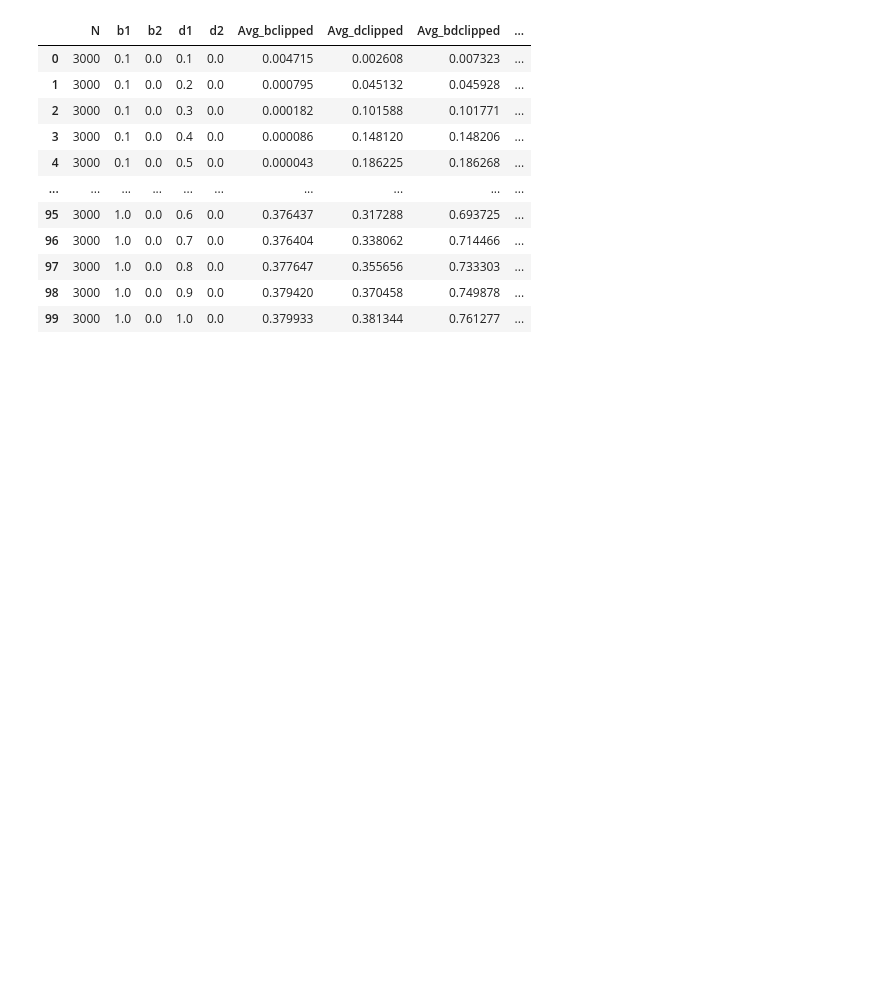
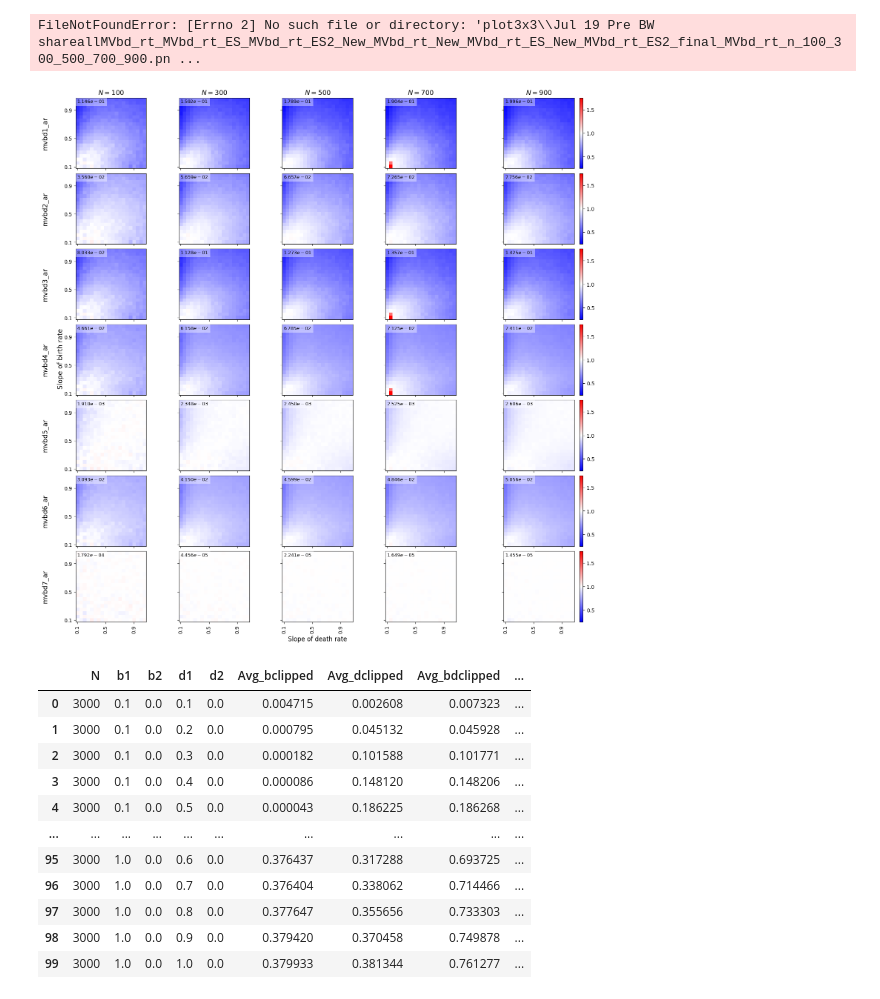
Before and after one commit to Abol-NH3/Fitness_Waves, a Jupyter notebook: notebooks/Heatmaps.ipynb, the cells around one changed output. Cells and saved outputs as stored; diff of their text form; code cells hidden in the pictures; blank space fills up the shorter version.

```diff
--- a/notebooks/Heatmaps.ipynb
+++ b/notebooks/Heatmaps.ipynb
@@ -614,3 +614,15 @@ def dattonpy(nansa, nlist, blist, dlist, tmax, transient, t_lag, base_dir):
 
     ALL_Theo_M_dot2 = np.memmap(os.path.join(base_dir, "ALL_Theo_M_dot2.dat"), dtype='float64', mode='r', shape=shape)
     np.save(os.path.join(base_dir, f"ALL_Theo_M_dot2.npy"), ALL_Theo_M_dot2)
+# %%
+nlist=np.array([100,1000,200])
+blist=np.array([0,1.001 ,0.025])
+dlist=np.array([0,1.001 ,0.025])
+tmax = 305
+transient = np.array([1, 5])            # transient[0]=0 skips transient[1] percent; transient[0]=1 skips transient[1] unit times
+t_lag = 0.01                            # time interval between saved results, measured in unit time
+save_dir=f"C:/Results/FitnessWaves/Pres_N({nlist[0]},{nlist[1]},{nlist[2]})_b({blist[0]},{blist[1]},{blist[2]})_d({dlist[0]},{dlist[1]},{dlist[2]})_tmax({tmax})_tlag({t_lag})_transient{int(transient[0]),int(transient[1])}"
+
+df = pd.read_csv(os.path.join(save_dir, "ALL_summaries.csv"))
+df = df.sort_values(["N", "b1","b2", "d1", "d2"]).reset_index(drop=True)
+df
@@ -617,3 +643,39 @@ def dattonpy(nansa, nlist, blist, dlist, tmax, transient, t_lag, base_dir):
+# %%
+nlist = np.arange(100, 1000, 200)
+blist = np.arange(0,1.001 ,0.025)
+dlist = np.arange(0,1.001 ,0.025)
+# %%
+selected_n_values = [100, 300, 500, 700, 900]
+dpi = 1200
+mvbd1_rt = ("mvbd1_ar", "MVbd_rt")
+mvbd2_rt = ("mvbd2_ar", "MVbd_rt_ES")
+mvbd3_rt = ("mvbd3_ar", "MVbd_rt_ES2")
+mvbd4_rt = ("mvbd4_ar", "New_MVbd_rt")
+mvbd5_rt = ("mvbd5_ar", "New_MVbd_rt_ES")
+mvbd6_rt = ("mvbd6_ar", "New_MVbd_rt_ES2")
+mvbd7_rt = ("mvbd7_ar", "final_MVbd_rt")
+
+
+fields = [mvbd1_rt, mvbd2_rt, mvbd3_rt, mvbd4_rt, mvbd5_rt, mvbd6_rt, mvbd7_rt]
+plot_NxM_BW_MVBD_share_all(blist, dlist, nlist, f"Jul 19 Pre BW shareall", [label for (_, label) in fields], get_fields(df, fields, len(nlist), len(blist), len(dlist)), selected_n_values=selected_n_values, cmap=truncate_colormap("bwr", 0.0, 1), figsize=(15, 15), dpi=dpi, rowssharecolorbar=True, pltshow = False )
+plot_NxM_BW_MVBD(blist, dlist, nlist, f"Jul 19 Pre BW", [label for (_, label) in fields], get_fields(df, fields, len(nlist), len(blist), len(dlist)), selected_n_values=selected_n_values, cmap=truncate_colormap("bwr", 0.0, 1), figsize=(15, 15), dpi=dpi, rowssharecolorbar=True, pltshow = False )
+plot_NxM_share_all(blist, dlist, nlist, f"Jul 19 Pre shareall", [label for (_, label) in fields], get_fields(df, fields, len(nlist), len(blist), len(dlist)), selected_n_values=selected_n_values, cmap=truncate_colormap("hsv", 0.0, 0.9), figsize=(15,15), dpi=dpi, rowssharecolorbar=True, pltshow = False )
+
+mvbd1 = ("mvbd1_ra", "MVbd")
+mvbd2 = ("mvbd2_ra", "MVbd_ES")
+mvbd3 = ("mvbd3_ra", "MVbd_ES2")
+mvbd4 = ("mvbd4_ra", "New_MVbd")
+mvbd5 = ("mvbd5_ra", "New_MVbd_ES")
+mvbd6 = ("mvbd6_ra", "New_MVbd_ES2")
+mvbd7 = ("mvbd7_ra", "final_MVbd")
+
+fields = [mvbd1, mvbd2, mvbd3, mvbd4, mvbd5, mvbd6, mvbd7]
+plot_NxM_BW_MVBD_share_all(blist, dlist, nlist, f"Jul 19 Pre BW shareall", [label for (_, label) in fields], get_fields(df, fields, len(nlist), len(blist), len(dlist)), selected_n_values=selected_n_values, cmap=truncate_colormap("bwr", 0.0, 1), figsize=(15, 15), dpi=dpi, rowssharecolorbar=True, pltshow = False )
+plot_NxM_BW_MVBD(blist, dlist, nlist, f"Jul 19 Pre BW", [label for (_, label) in fields], get_fields(df, fields, len(nlist), len(blist), len(dlist)), selected_n_values=selected_n_values, cmap=truncate_colormap("bwr", 0.0, 1), figsize=(15, 15), dpi=dpi, rowssharecolorbar=True, pltshow = False )
+plot_NxM_share_all(blist, dlist, nlist, f"Jul 19 Pre shareall", [label for (_, label) in fields], get_fields(df, fields, len(nlist), len(blist), len(dlist)), selected_n_values=selected_n_values, cmap=truncate_colormap("hsv", 0.0, 0.9), figsize=(15,15), dpi=dpi, rowssharecolorbar=True, pltshow = False )
+# %% [output]
+FileNotFoundError: [Errno 2] No such file or directory: 'plot3x3\\Jul 19 Pre BW shareallMVbd_rt_MVbd_rt_ES_MVbd_rt_ES2_New_MVbd_rt_New_MVbd_rt_ES_New_MVbd_rt_ES2_final_MVbd_rt_n_100_300_500_700_900.pn ...
+[figure, added]
 # %%
 nlist = np.array([3000])
 b1list = blist = np.arange(0.1,1.001 ,0.1)
```
Also changed, not shown: parts of 3 cells of this notebook, 24 other files.
